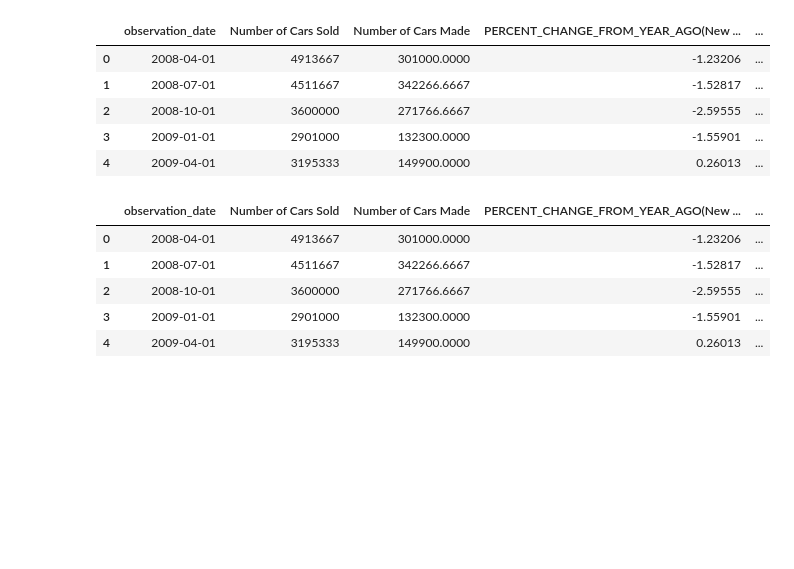
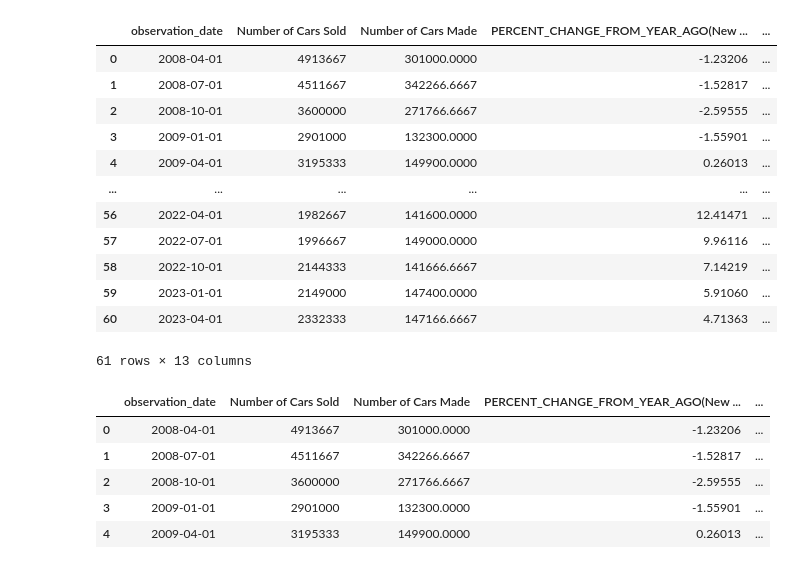
Before and after one commit to NadyaSlb/New_Car_Loan_Analysis, a Jupyter notebook: Car Data Analysis.ipynb, the cells around one changed output. Drawn from its saved outputs; the diff is of its cells as text; code cells hidden in the pictures; blank space fills up the shorter version.

```diff
--- a/Car Data Analysis.ipynb
+++ b/Car Data Analysis.ipynb
@@ -5,15 +6,22 @@ import pandas as pd
-# %%
-# Load the CSV file
-main_df=pd.read_csv("Resources/car_df.csv")
-
-# Display sample data
-main_df.head()
-# %% [output]
-|  | observation_date | Number of Cars Sold | Number of Cars Made | PERCENT_CHANGE_FROM_YEAR_AGO(New ... | ... |
-| 0 | 2008-04-01 | 4913667 | 301000.0000 | -1.23206 | ... |
-| 1 | 2008-07-01 | 4511667 | 342266.6667 | -1.52817 | ... |
-| 2 | 2008-10-01 | 3600000 | 271766.6667 | -2.59555 | ... |
-| 3 | 2009-01-01 | 2901000 | 132300.0000 | -1.55901 | ... |
-| 4 | 2009-04-01 | 3195333 | 149900.0000 | 0.26013 | ... |
+# %%
+file_path = Path("Resources/car_df.csv")
+
+car_df = pd.read_csv(file_path)
+
+car_df.dropna()
+# %% [output]
+|  | observation_date | Number of Cars Sold | Number of Cars Made | PERCENT_CHANGE_FROM_YEAR_AGO(New ... | ... |
+| 0 | 2008-04-01 | 4913667 | 301000.0000 | -1.23206 | ... |
+| 1 | 2008-07-01 | 4511667 | 342266.6667 | -1.52817 | ... |
+| 2 | 2008-10-01 | 3600000 | 271766.6667 | -2.59555 | ... |
+| 3 | 2009-01-01 | 2901000 | 132300.0000 | -1.55901 | ... |
+| 4 | 2009-04-01 | 3195333 | 149900.0000 | 0.26013 | ... |
+| ... | ... | ... | ... | ... | ... |
+| 56 | 2022-04-01 | 1982667 | 141600.0000 | 12.41471 | ... |
+| 57 | 2022-07-01 | 1996667 | 149000.0000 | 9.96116 | ... |
+| 58 | 2022-10-01 | 2144333 | 141666.6667 | 7.14219 | ... |
+| 59 | 2023-01-01 | 2149000 | 147400.0000 | 5.91060 | ... |
+| 60 | 2023-04-01 | 2332333 | 147166.6667 | 4.71363 | ... |
+61 rows × 13 columns
 # %%
 # Round 'Car Retail Sales (New)' and 'Car Retail Sales (Used)' columns to two decimal places
```
Also changed, not shown: parts of 12 cells of this notebook.
